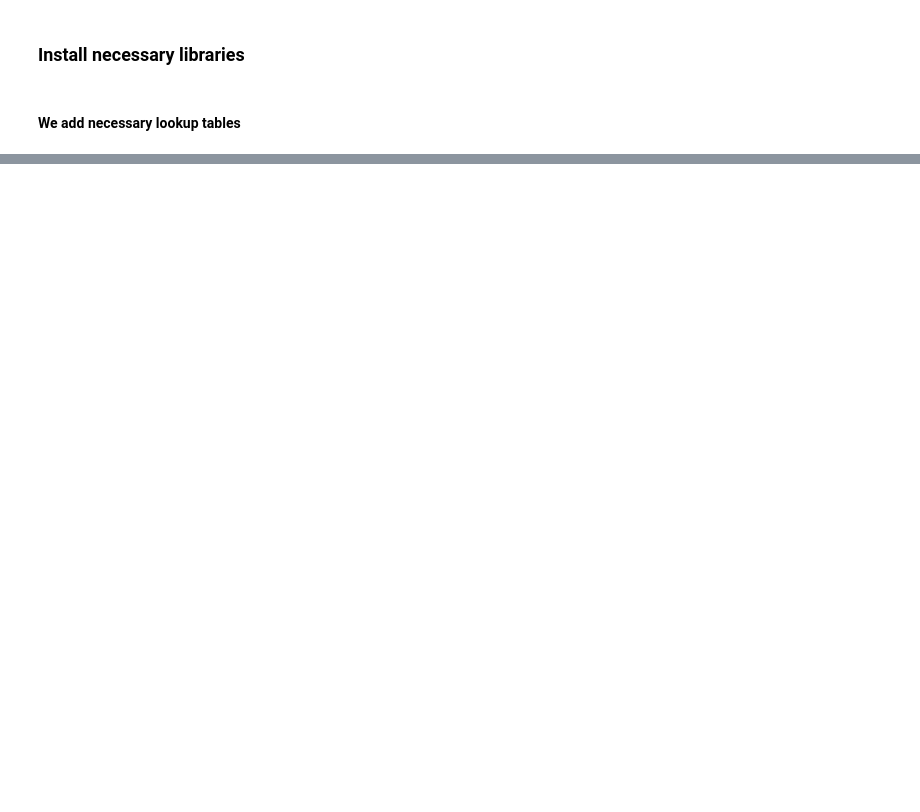
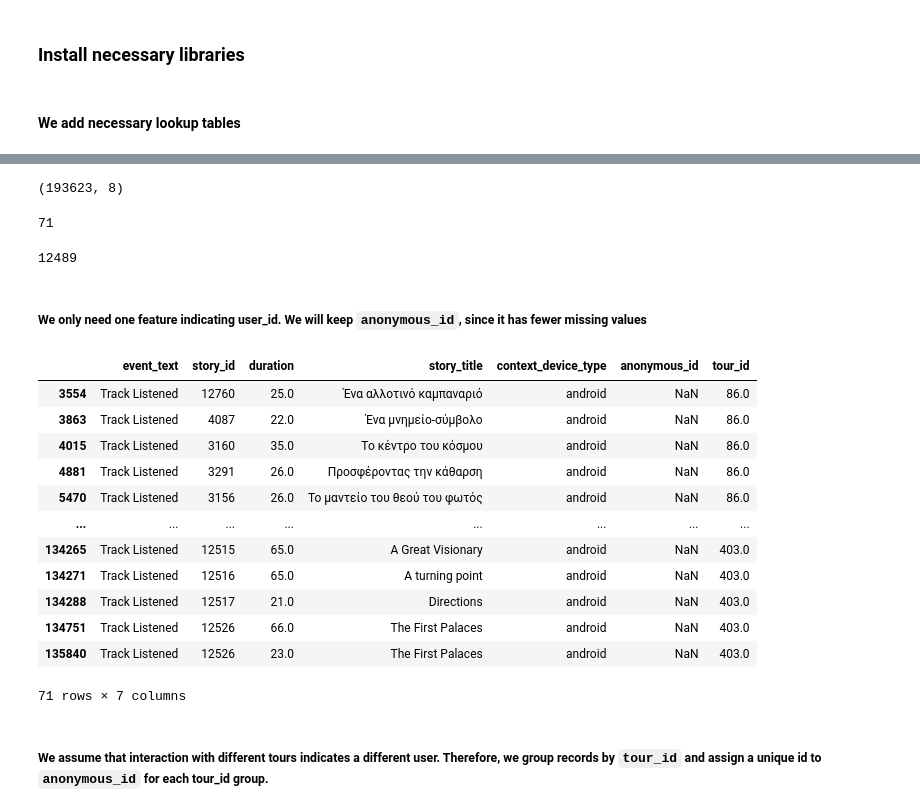
Before and after one commit to VassilisK2001/Personalized-Tours, a Jupyter notebook: notebooks/Data_Cleaning.ipynb, the cells around one changed output, grey strips where cells are left out. Saved outputs shown, nothing was run; the diff lists cells and outputs as text; code cells hidden in the pictures; blank space fills up the shorter version.

```diff
--- a/notebooks/Data_Cleaning.ipynb
+++ b/notebooks/Data_Cleaning.ipynb
@@ -34,0 +281,2 @@ df_difficulty.to_csv('../data/difficulty_levels.csv', index=False)
+# %%
+df_tour_stories = pd.read_csv('../data/tour_stories.csv', sep=';' ,on_bad_lines='warn')
@@ -34,0 +308,3 @@ df_difficulty.to_csv('../data/difficulty_levels.csv', index=False)
+# %%
+df_android = df_android.merge(df_tour_stories[['story_id', 'tour_id']], on='story_id', how='left')
+df_android.head()
@@ -34,0 +324,34 @@ df_difficulty.to_csv('../data/difficulty_levels.csv', index=False)
+# %%
+# Remove rows with missing tour_id
+df_android = df_android.dropna(subset=['tour_id'])
+df_android.shape
+# %% [output]
+(193623, 8)
+# %%
+df_android[df_android['anonymous_id'].isna()].shape[0]
+# %% [output]
+71
+# %%
+df_android[df_android['user_id'].isna()].shape[0]
+# %% [output]
+12489
+# %% [markdown]
+##### We only need one feature indicating user_id. We will keep <code>anonymous_id</code>, since it has fewer missing values
+# %%
+df_android.drop(columns=['user_id'], inplace=True)
+# %%
+df_android[df_android['anonymous_id'].isna()]
+# %% [output]
+|  | event_text | story_id | duration | story_title | context_device_type | anonymous_id | tour_id |
+| 3554 | Track Listened | 12760 | 25.0 | Ένα αλλοτινό καμπαναριό | android | NaN | 86.0 |
+| 3863 | Track Listened | 4087 | 22.0 | Ένα μνημείο-σύμβολο | android | NaN | 86.0 |
+| 4015 | Track Listened | 3160 | 35.0 | Το κέντρο του κόσμου | android | NaN | 86.0 |
+| 4881 | Track Listened | 3291 | 26.0 | Προσφέροντας την κάθαρση | android | NaN | 86.0 |
+| 5470 | Track Listened | 3156 | 26.0 | Το μαντείο του θεού του φωτός | android | NaN | 86.0 |
+| ... | ... | ... | ... | ... | ... | ... | ... |
+| 134265 | Track Listened | 12515 | 65.0 | A Great Visionary | android | NaN | 403.0 |
+| 134271 | Track Listened | 12516 | 65.0 | A turning point | android | NaN | 403.0 |
+| 134288 | Track Listened | 12517 | 21.0 | Directions | android | NaN | 403.0 |
+| 134751 | Track Listened | 12526 | 66.0 | The First Palaces | android | NaN | 403.0 |
+| 135840 | Track Listened | 12526 | 23.0 | The First Palaces | android | NaN | 403.0 |
+71 rows × 7 columns
@@ -34,0 +361,2 @@ df_difficulty.to_csv('../data/difficulty_levels.csv', index=False)
+# %% [markdown]
+##### We assume that interaction with different tours indicates a different user. Therefore, we group records by <code>tour_id</code> and assign a unique id to <code>anonymous_id</code> for each tour_id group.
```
Also changed, not shown: parts of 39 cells of this notebook.
